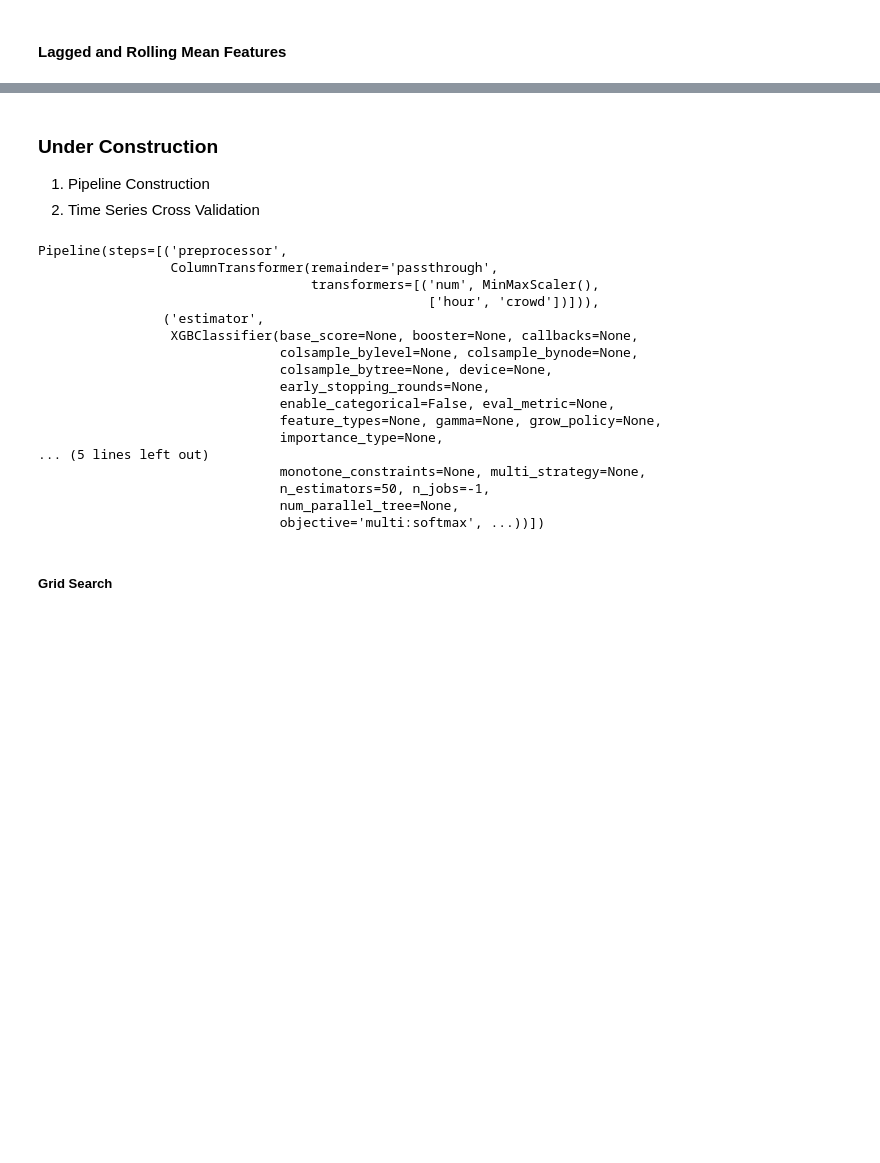
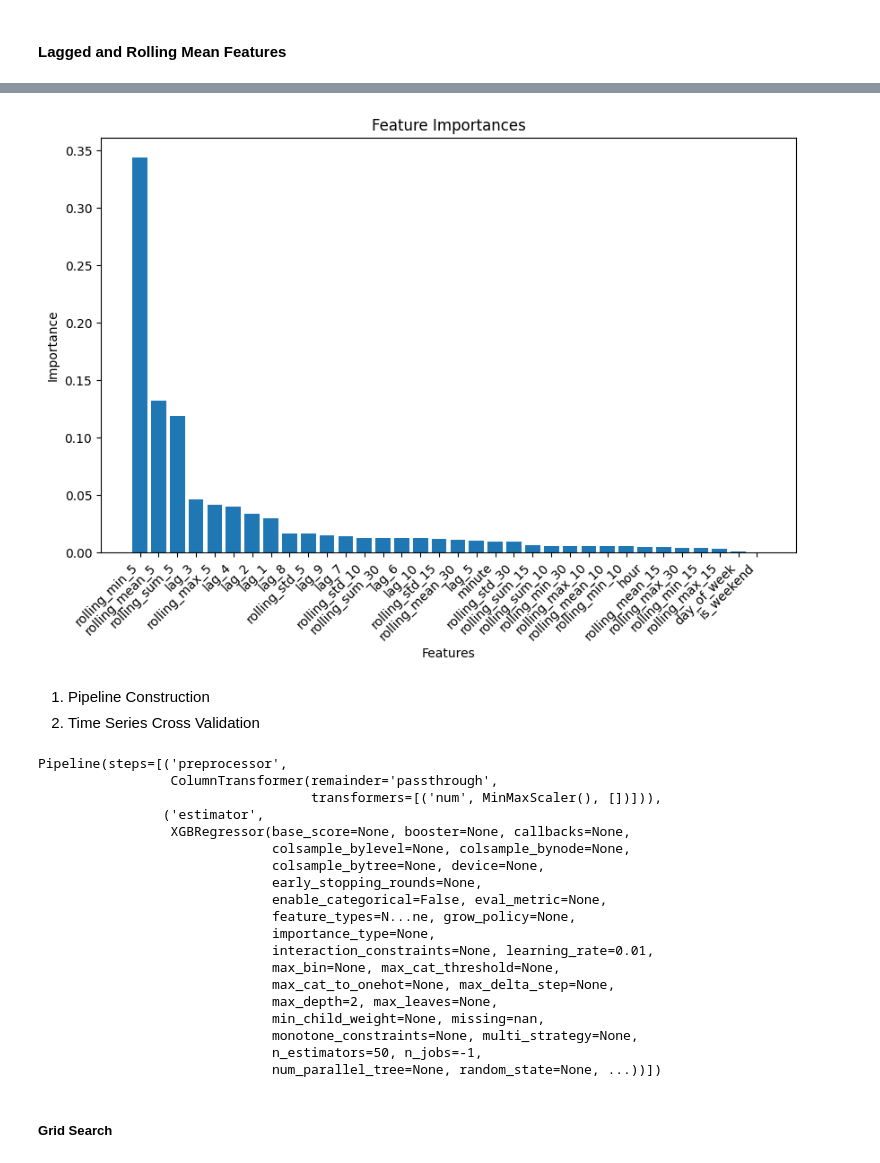
Before and after one commit to tonytziorvas/Lab, a Jupyter notebook: 1.model_training.ipynb, the cells around one changed output, grey strips where cells are left out. Cells and saved outputs as stored; diff of their text form; code cells hidden in the pictures; blank space fills up the shorter version.

```diff
--- a/1.model_training.ipynb
+++ b/1.model_training.ipynb
@@ -103,6 +161,23 @@ num_features = X.select_dtypes(include="int").columns.tolist()
+# %%
+feature_importances = estimator.feature_importances_
+names = X.columns.values
+
+features = list(zip(names, feature_importances))
+sorted_features = sorted(features, key=lambda x: x[1], reverse=True)
+sorted_names, sorted_importances = zip(*sorted_features)
+
+
+plt.figure(figsize=(10, 6))
+ticks = np.arange(len(sorted_names))
+plt.bar(ticks, sorted_importances)
+plt.xticks(ticks, sorted_names, rotation=45, ha="right")
+plt.xlabel("Features")
+plt.ylabel("Importance")
+plt.title("Feature Importances")
+plt.show()
+# %% [output]
+[figure, added]
 # %% [markdown]
-### Under Construction
-
 1. Pipeline Construction
 2. Time Series Cross Validation
 # %%
@@ -122,8 +198,8 @@ pipeline = Pipeline(
         ("preprocessor", preprocessor),
         (
             "estimator",
-            XGBClassifier(
-                objective="multi:softmax",
+            XGBRegressor(
+                objective="reg:squarederror",
                 tree_method="hist",
                 max_depth=2,
                 n_estimators=50,
@@ -140,21 +216,23 @@ pipeline
 # %% [output]
 Pipeline(steps=[('preprocessor',
                  ColumnTransformer(remainder='passthrough',
-                                   transformers=[('num', MinMaxScaler(),
-                                                  ['hour', 'crowd'])])),
+                                   transformers=[('num', MinMaxScaler(), [])])),
                 ('estimator',
-                 XGBClassifier(base_score=None, booster=None, callbacks=None,
-                               colsample_bylevel=None, colsample_bynode=None,
-                               colsample_bytree=None, device=None,
-                               early_stopping_rounds=None,
-                               enable_categorical=False, eval_metric=None,
-                               feature_types=None, gamma=None, grow_policy=None,
-                               importance_type=None,
-... (5 lines left out)
-                               monotone_constraints=None, multi_strategy=None,
-                               n_estimators=50, n_jobs=-1,
-                               num_parallel_tree=None,
-                               objective='multi:softmax', ...))])
+                 XGBRegressor(base_score=None, booster=None, callbacks=None,
+                              colsample_bylevel=None, colsample_bynode=None,
+                              colsample_bytree=None, device=None,
+                              early_stopping_rounds=None,
+                              enable_categorical=False, eval_metric=None,
+                              feature_types=N...ne, grow_policy=None,
+                              importance_type=None,
+                              interaction_constraints=None, learning_rate=0.01,
+                              max_bin=None, max_cat_threshold=None,
+                              max_cat_to_onehot=None, max_delta_step=None,
+                              max_depth=2, max_leaves=None,
+                              min_child_weight=None, missing=nan,
+                              monotone_constraints=None, multi_strategy=None,
+                              n_estimators=50, n_jobs=-1,
+                              num_parallel_tree=None, random_state=None, ...))])
 # %%
 param_grid = {
     "estimator__n_estimators": [50, 100, 200],
```
Also changed, not shown: parts of 18 cells of this notebook, 1 other file.
